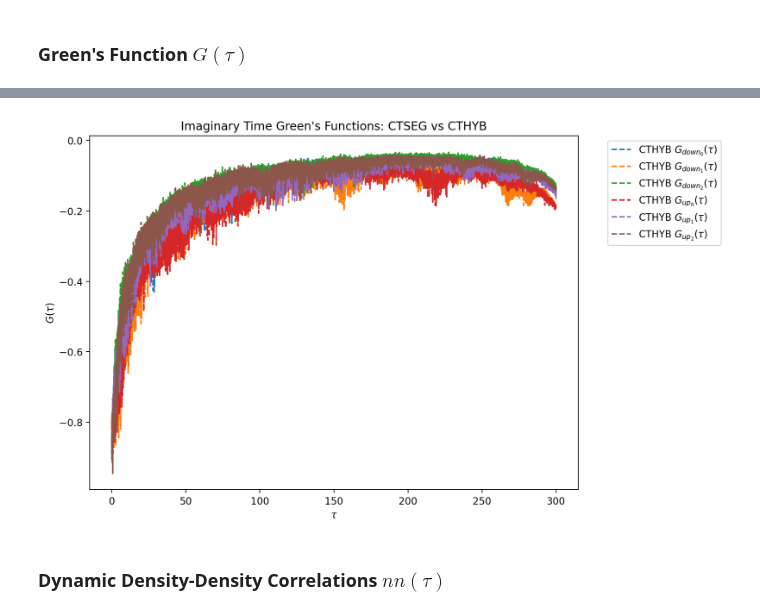
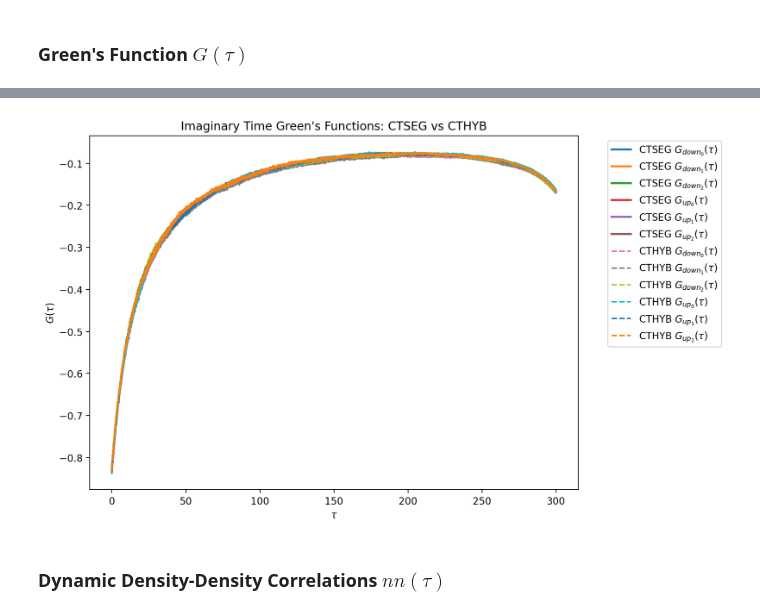
Before and after one commit to andrewkhardy/cthyb, a Jupyter notebook: benchmark/dynamic_int/multiorb/plot_dynamic_int_multiorb.ipynb, the cells around one changed output, grey strips where cells are left out. Cells and saved outputs as stored; diff of their text form; code cells hidden in the pictures.

```diff
--- a/benchmark/dynamic_int/multiorb/plot_dynamic_int_multiorb.ipynb
+++ b/benchmark/dynamic_int/multiorb/plot_dynamic_int_multiorb.ipynb
@@ -16,8 +16,9 @@ plt.rcParams['figure.dpi'] = 100
 ### Load Data
 Read the Green's functions, dynamic density-density correlations, and static observables from the HDF5 archive.
 # %%
-ctseg_file = "ctseg_dynamic_int_multiorb.out.h5"
-cthyb_file = "cthyb_dynamic_int_multiorb.out.h5"
+data_loc = "/home/andrewhardy/Documents/Data/CTHYB_Data"
+ctseg_file = f"{data_loc}/ctseg_dynamic_int_multiorb.out.h5"
+cthyb_file = f"{data_loc}/cthyb_dynamic_int_multiorb.out.h5"
 
 with HDFArchive(ctseg_file, 'r') as ar:
     G_tau_seg = ar['G_tau']
@@ -66,19 +52,19 @@ Green Function G_tau composed of 6 blocks:
 # %%
 plt.figure(figsize=(10, 6))
 
-# for name, block in G_tau_seg:
-#     oplot(block.real, label=rf"CTSEG $G_{{{name}}}(\tau)$", linewidth=2.0)
+for name, block in G_tau_seg:
+    oplot(block.real, label=rf"CTSEG $G_{{{name}}}(\tau)$", linewidth=2.0)
 
 for name, block in G_tau_hyb:
     oplot(block.real, '--', label=rf"CTHYB $G_{{{name}}}(\tau)$", linewidth=1.5)
 
 plt.title("Imaginary Time Green's Functions: CTSEG vs CTHYB")
 plt.ylabel(r"$G(\tau)$")
 plt.legend(bbox_to_anchor=(1.05, 1), loc='upper left')
 plt.tight_layout()
 plt.show()
 # %% [output]
-[figure, old version]
+[figure, new version]
 # %% [markdown]
 ### Dynamic Density-Density Correlations $nn(\tau)$
 # %%
```
Also changed, not shown: parts of 3 cells of this notebook, 1 other file.
